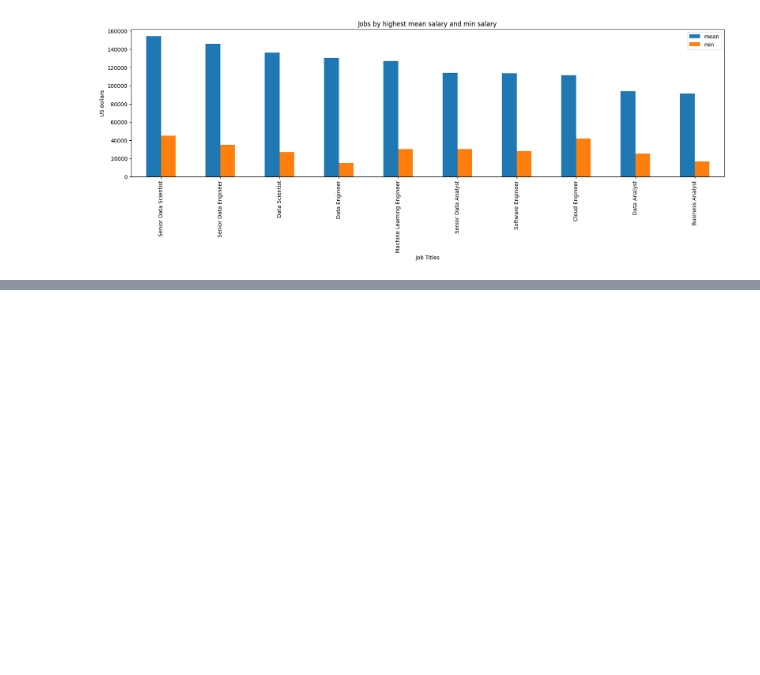
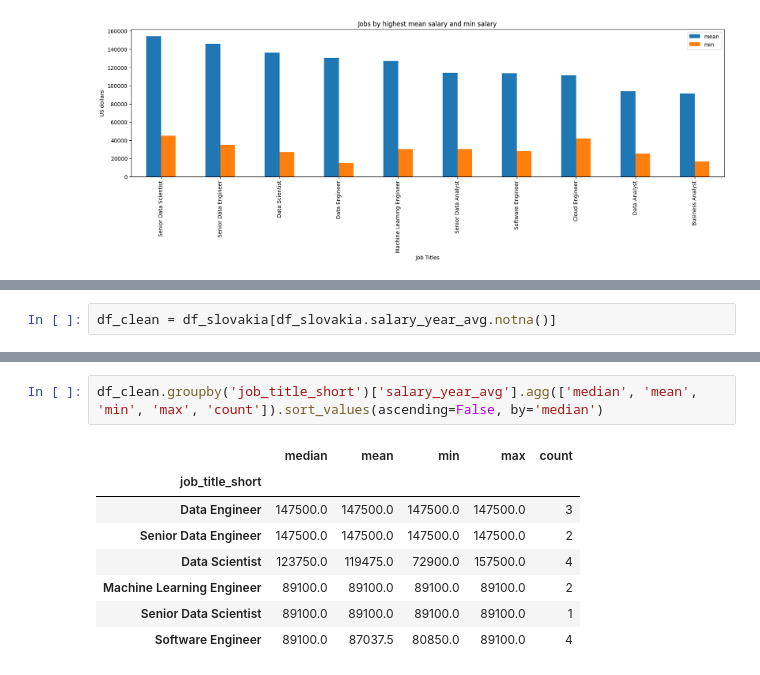
Before and after one commit to Alex-Matulay/Python_for_data_analytics_lukebarousse, a Jupyter notebook: 4_Problems/1_24_Pandas Inspection.ipynb, the cells around one changed output, grey strips where cells are left out. Cells and saved outputs as stored; diff of their text form; blank space fills up the shorter version.

```diff
--- a/4_Problems/1_24_Pandas Inspection.ipynb
+++ b/4_Problems/1_24_Pandas Inspection.ipynb
@@ -188,0 +241,2 @@ df1.plot(kind='bar', figsize=(20,5), title='Jobs by highest mean salary and min
+# %%
+df_clean = df_slovakia[df_slovakia.salary_year_avg.notna()]
@@ -188,0 +263,11 @@ df1.plot(kind='bar', figsize=(20,5), title='Jobs by highest mean salary and min
+# %%
+df_clean.groupby('job_title_short')['salary_year_avg'].agg(['median', 'mean', 'min', 'max', 'count']).sort_values(ascending=False, by='median')
+# %% [output]
+|  | median | mean | min | max | count |
+| job_title_short |  |  |  |  |  |
+| Data Engineer | 147500.0 | 147500.0 | 147500.0 | 147500.0 | 3 |
+| Senior Data Engineer | 147500.0 | 147500.0 | 147500.0 | 147500.0 | 2 |
+| Data Scientist | 123750.0 | 119475.0 | 72900.0 | 157500.0 | 4 |
+| Machine Learning Engineer | 89100.0 | 89100.0 | 89100.0 | 89100.0 | 2 |
+| Senior Data Scientist | 89100.0 | 89100.0 | 89100.0 | 89100.0 | 1 |
+| Software Engineer | 89100.0 | 87037.5 | 80850.0 | 89100.0 | 4 |
```
Also changed, not shown: parts of 6 cells of this notebook.
